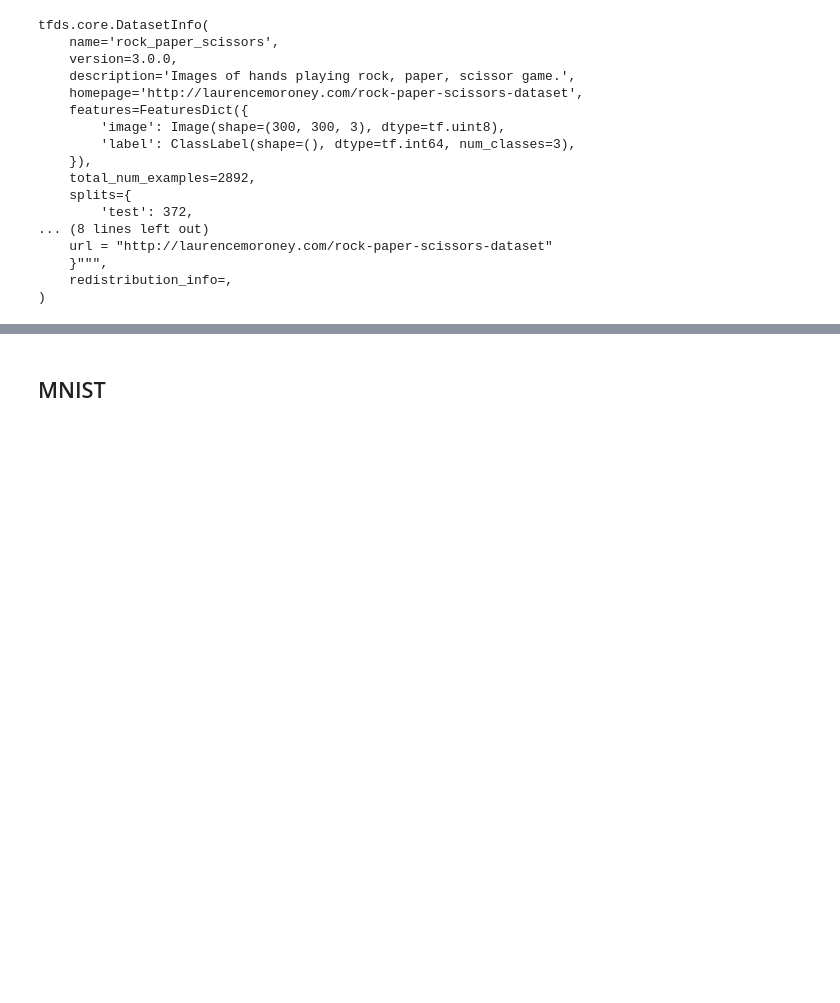
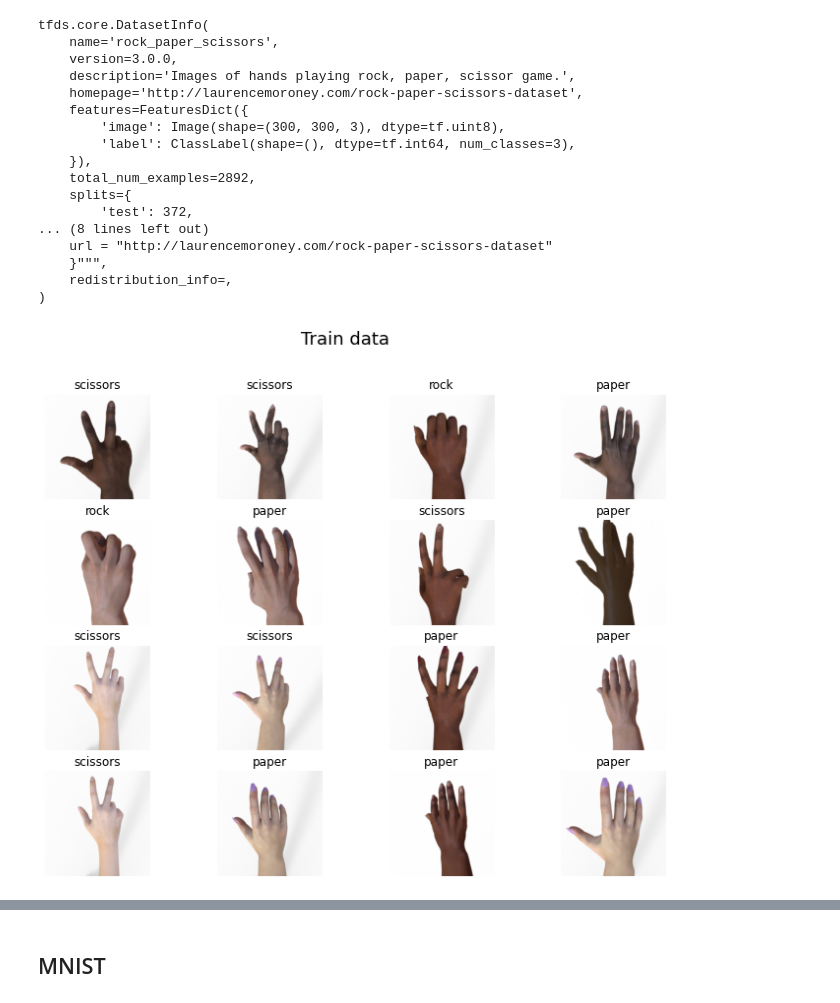
Before and after one commit to KornelWitkowski/TensorFlow-benchmarks, a Jupyter notebook: Image_classification.ipynb, the cells around one changed output, grey strips where cells are left out. Drawn from its saved outputs; the diff is of its cells as text; code cells hidden in the pictures; blank space fills up the shorter version.

```diff
--- a/Image_classification.ipynb
+++ b/Image_classification.ipynb
@@ -256,3 +317,19 @@ tfds.core.DatasetInfo(
     }""",
     redistribution_info=,
 )
+# %%
+from matplotlib import axes
+import matplotlib.pyplot as plt
+
+class_names = ["rock", "paper", "scissors"]
+
+fig, axs = plt.subplots(4, 4, figsize=(12, 9))
+fig.suptitle('Train data', fontsize=18)
+
+for i, (image, label) in enumerate(train_dataset.take(16)):
+
+  axs[i//4, i%4].imshow(image)
+  axs[i//4, i%4].set_title(f"{class_names[label]}")
+  axs[i//4, i%4].axis("off")
+# %% [output]
+[figure, added]
```
Also changed, not shown: parts of 42 cells of this notebook.
